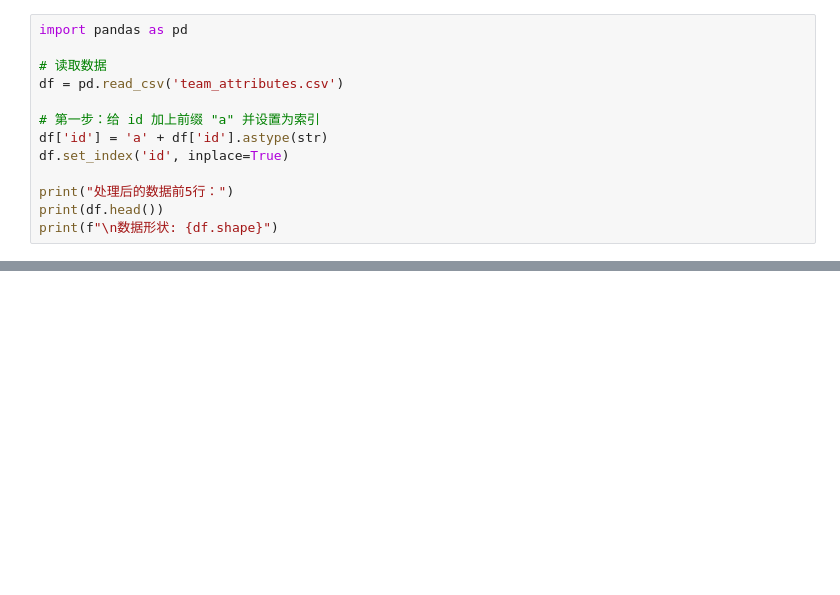
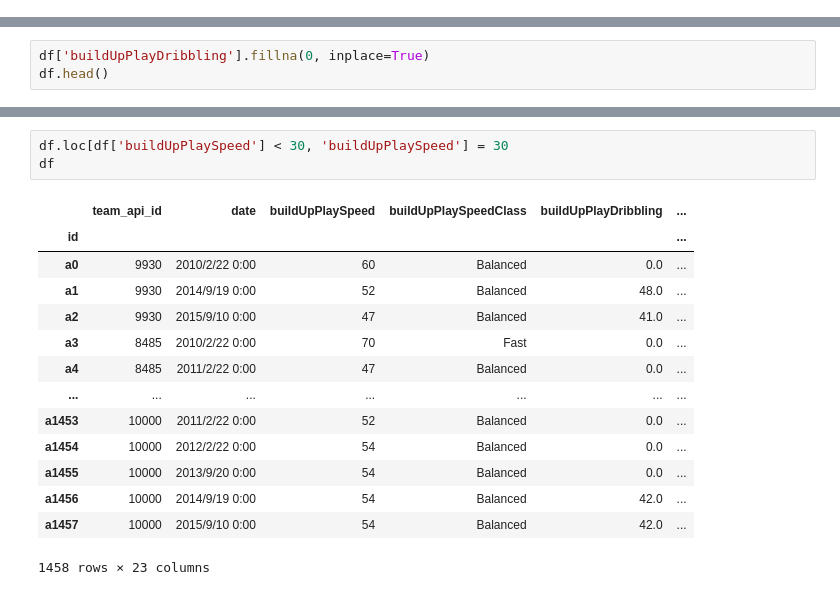
Before and after one commit to dudululv/first-python-project, a Jupyter notebook: 10.25/asn_10.25.ipynb, the cells around one changed output, grey strips where cells are left out. Saved outputs shown, nothing was run; the diff lists cells and outputs as text; blank space fills up the shorter version.

```diff
--- a/10.25/asn_10.25.ipynb
+++ b/10.25/asn_10.25.ipynb
@@ -88,13 +30,0 @@ df
-# %%
-import pandas as pd
-
-# 读取数据
-df = pd.read_csv('team_attributes.csv')
-
-# 第一步：给 id 加上前缀 "a" 并设置为索引
-df['id'] = 'a' + df['id'].astype(str)
-df.set_index('id', inplace=True)
-
-print("处理后的数据前5行：")
-print(df.head())
-print(f"\n数据形状: {df.shape}")
@@ -118,0 +237,3 @@ a0                   NaN                    Little                  50
+# %%
+df['buildUpPlayDribbling'].fillna(0, inplace=True)
+df.head()
@@ -118,0 +249,18 @@ a0                   NaN                    Little                  50
+# %%
+df.loc[df['buildUpPlaySpeed'] < 30, 'buildUpPlaySpeed'] = 30
+df
+# %% [output]
+|  | team_api_id | date | buildUpPlaySpeed | buildUpPlaySpeedClass | buildUpPlayDribbling | ... |
+| id |  |  |  |  |  | ... |
+| a0 | 9930 | 2010/2/22 0:00 | 60 | Balanced | 0.0 | ... |
+| a1 | 9930 | 2014/9/19 0:00 | 52 | Balanced | 48.0 | ... |
+| a2 | 9930 | 2015/9/10 0:00 | 47 | Balanced | 41.0 | ... |
+| a3 | 8485 | 2010/2/22 0:00 | 70 | Fast | 0.0 | ... |
+| a4 | 8485 | 2011/2/22 0:00 | 47 | Balanced | 0.0 | ... |
+| ... | ... | ... | ... | ... | ... | ... |
+| a1453 | 10000 | 2011/2/22 0:00 | 52 | Balanced | 0.0 | ... |
+| a1454 | 10000 | 2012/2/22 0:00 | 54 | Balanced | 0.0 | ... |
+| a1455 | 10000 | 2013/9/20 0:00 | 54 | Balanced | 0.0 | ... |
+| a1456 | 10000 | 2014/9/19 0:00 | 54 | Balanced | 42.0 | ... |
+| a1457 | 10000 | 2015/9/10 0:00 | 54 | Balanced | 42.0 | ... |
+1458 rows × 23 columns
```
Also changed, not shown: parts of 17 cells of this notebook, 4 other files.
